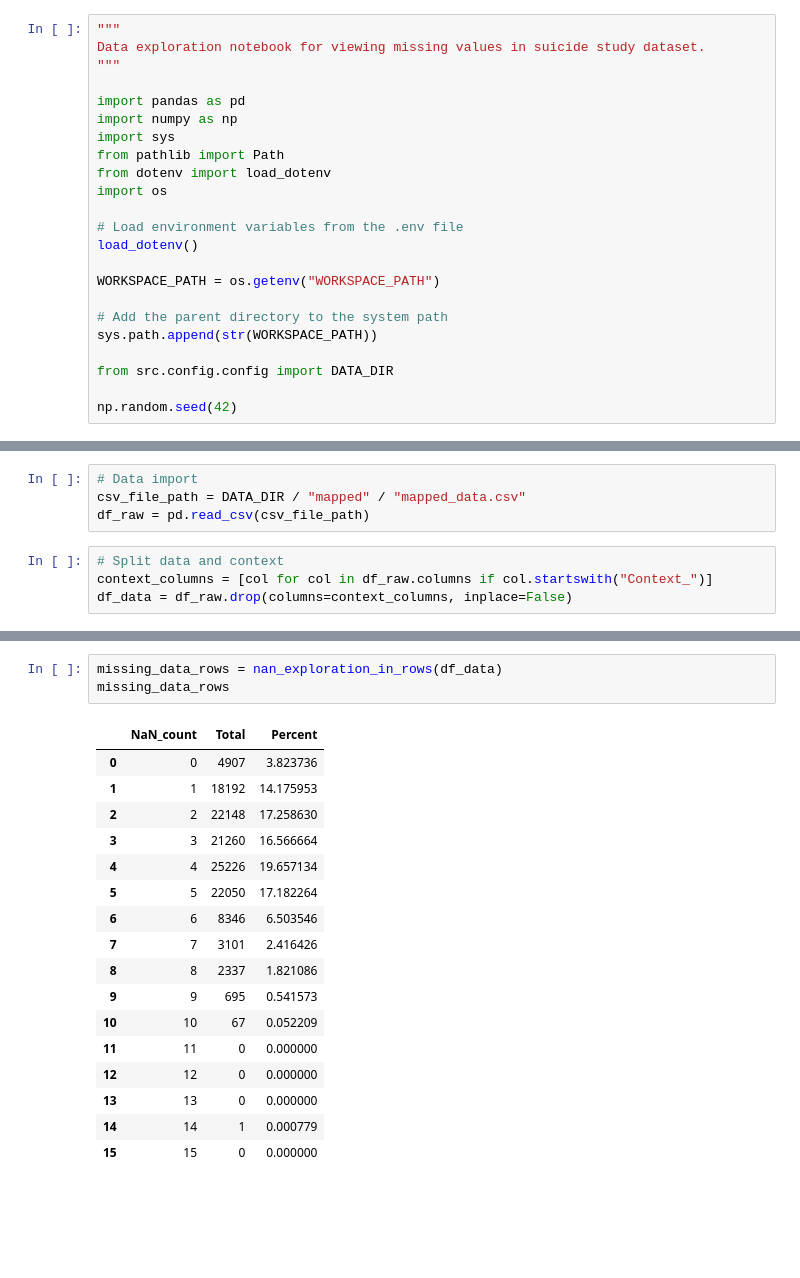
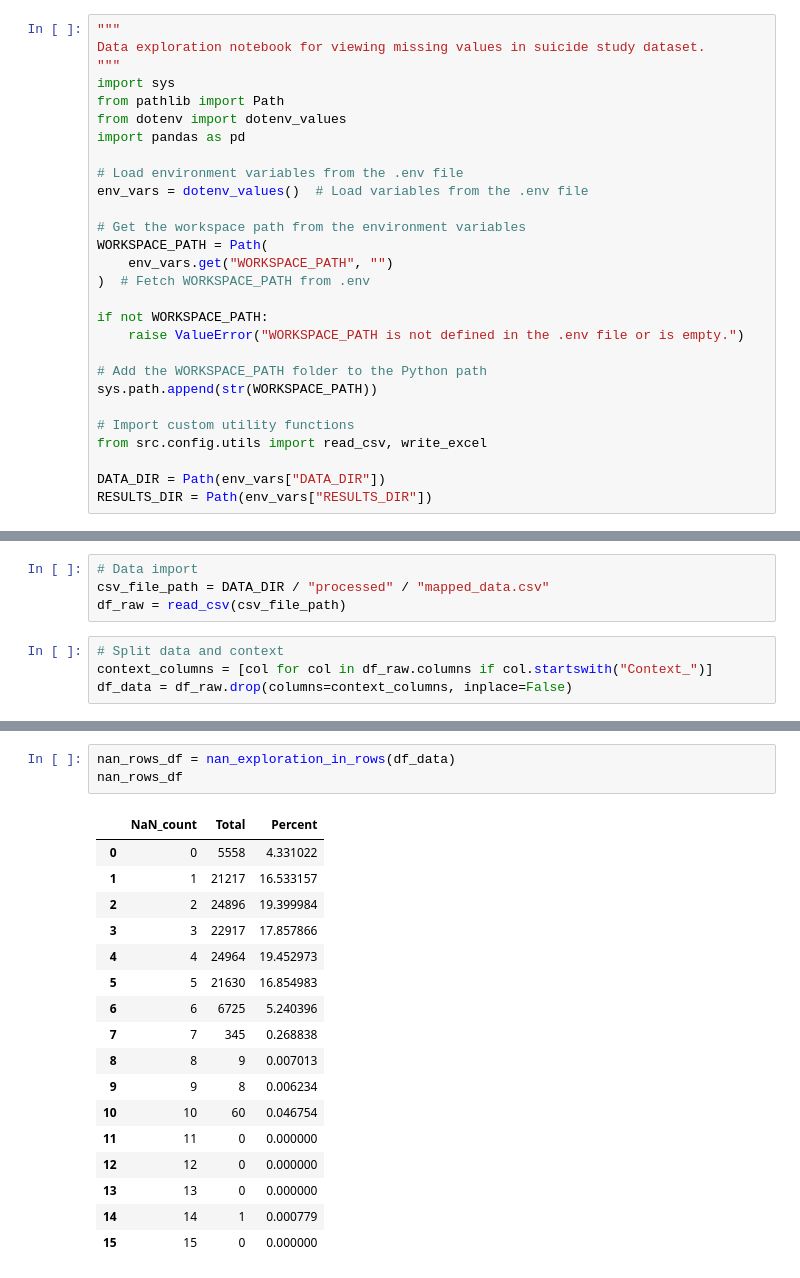
Before and after one commit to Hubert26/ippan_suicide_study, a Jupyter notebook: notebooks/nan_exploration.ipynb, the cells around one changed output, grey strips where cells are left out. Saved outputs shown, nothing was run; the diff lists cells and outputs as text; blank space fills up the shorter version.

```diff
--- a/notebooks/data_exploration.ipynb
+++ b/notebooks/nan_exploration.ipynb
@@ -2,23 +2,28 @@
 """
 Data exploration notebook for viewing missing values in suicide study dataset.
 """
-
-import pandas as pd
-import numpy as np
 import sys
 from pathlib import Path
-from dotenv import load_dotenv
-import os
+from dotenv import dotenv_values
+import pandas as pd
 
 # Load environment variables from the .env file
-load_dotenv()
+env_vars = dotenv_values()  # Load variables from the .env file
 
-WORKSPACE_PATH = os.getenv("WORKSPACE_PATH")
+# Get the workspace path from the environment variables
+WORKSPACE_PATH = Path(
+    env_vars.get("WORKSPACE_PATH", "")
+)  # Fetch WORKSPACE_PATH from .env
 
-# Add the parent directory to the system path
+if not WORKSPACE_PATH:
+    raise ValueError("WORKSPACE_PATH is not defined in the .env file or is empty.")
+
+# Add the WORKSPACE_PATH folder to the Python path
 sys.path.append(str(WORKSPACE_PATH))
 
-from src.config.config import DATA_DIR
+# Import custom utility functions
+from src.config.utils import read_csv, write_excel
 
-np.random.seed(42)
+DATA_DIR = Path(env_vars["DATA_DIR"])
+RESULTS_DIR = Path(env_vars["RESULTS_DIR"])
 # %%
@@ -99,8 +104,8 @@ def nan_exploration_in_rows(dataframe):
     return missing_data_rows
 # %%
 # Data import
-csv_file_path = DATA_DIR / "mapped" / "mapped_data.csv"
-df_raw = pd.read_csv(csv_file_path)
+csv_file_path = DATA_DIR / "processed" / "mapped_data.csv"
+df_raw = read_csv(csv_file_path)
 # %%
 # Split data and context
 context_columns = [col for col in df_raw.columns if col.startswith("Context_")]
@@ -129,19 +142,19 @@ analysis_df
 # %%
-missing_data_rows = nan_exploration_in_rows(df_data)
-missing_data_rows
+nan_rows_df = nan_exploration_in_rows(df_data)
+nan_rows_df
 # %% [output]
 |  | NaN_count | Total | Percent |
-| 0 | 0 | 4907 | 3.823736 |
-| 1 | 1 | 18192 | 14.175953 |
-| 2 | 2 | 22148 | 17.258630 |
-| 3 | 3 | 21260 | 16.566664 |
-| 4 | 4 | 25226 | 19.657134 |
-| 5 | 5 | 22050 | 17.182264 |
-| 6 | 6 | 8346 | 6.503546 |
-| 7 | 7 | 3101 | 2.416426 |
-| 8 | 8 | 2337 | 1.821086 |
-| 9 | 9 | 695 | 0.541573 |
-| 10 | 10 | 67 | 0.052209 |
+| 0 | 0 | 5558 | 4.331022 |
+| 1 | 1 | 21217 | 16.533157 |
+| 2 | 2 | 24896 | 19.399984 |
+| 3 | 3 | 22917 | 17.857866 |
+| 4 | 4 | 24964 | 19.452973 |
+| 5 | 5 | 21630 | 16.854983 |
+| 6 | 6 | 6725 | 5.240396 |
+| 7 | 7 | 345 | 0.268838 |
+| 8 | 8 | 9 | 0.007013 |
+| 9 | 9 | 8 | 0.006234 |
+| 10 | 10 | 60 | 0.046754 |
 | 11 | 11 | 0 | 0.000000 |
 | 12 | 12 | 0 | 0.000000 |
 | 13 | 13 | 0 | 0.000000 |
```
Also changed, not shown: parts of 4 cells of this notebook, 19 other files.
